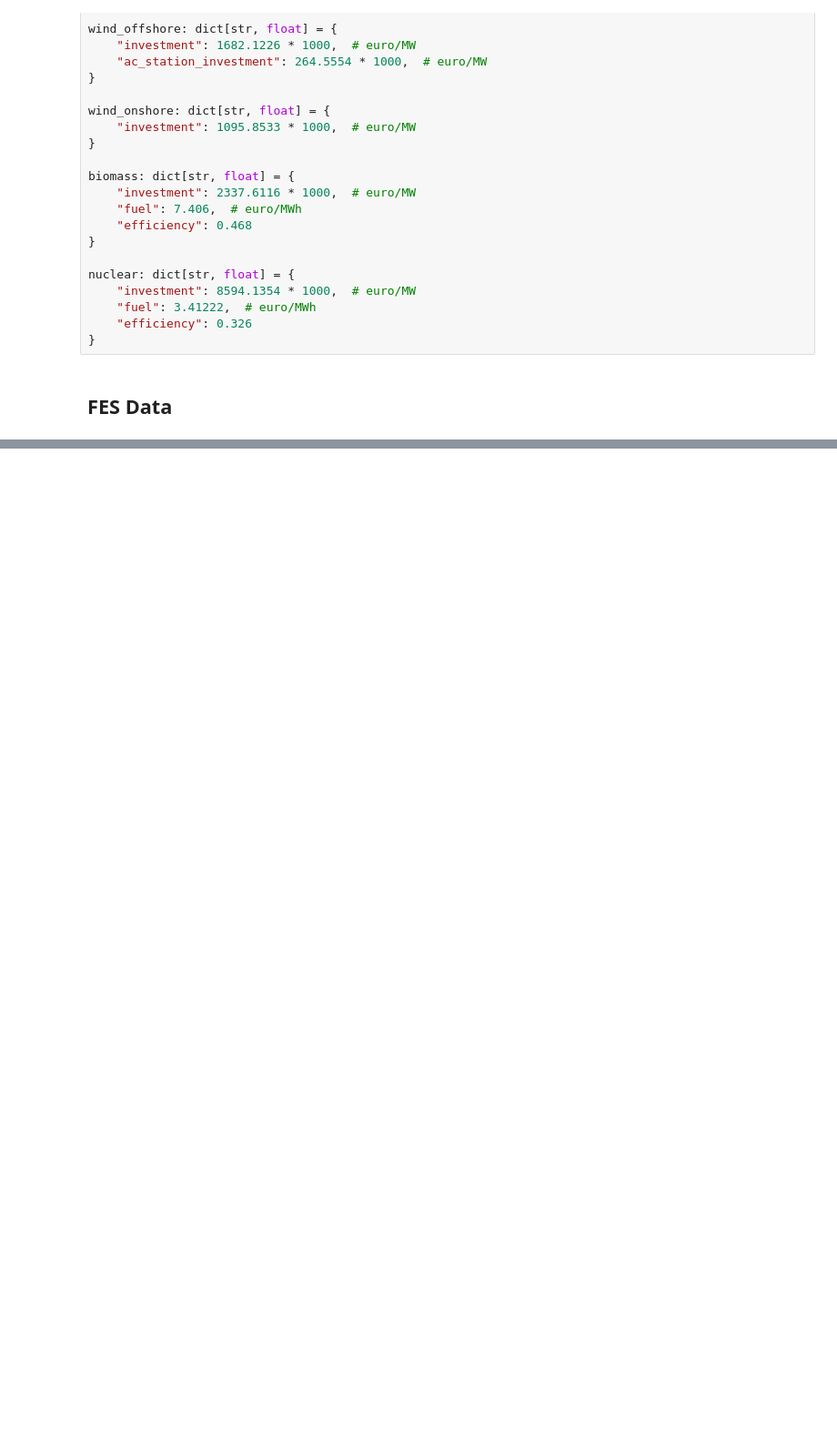
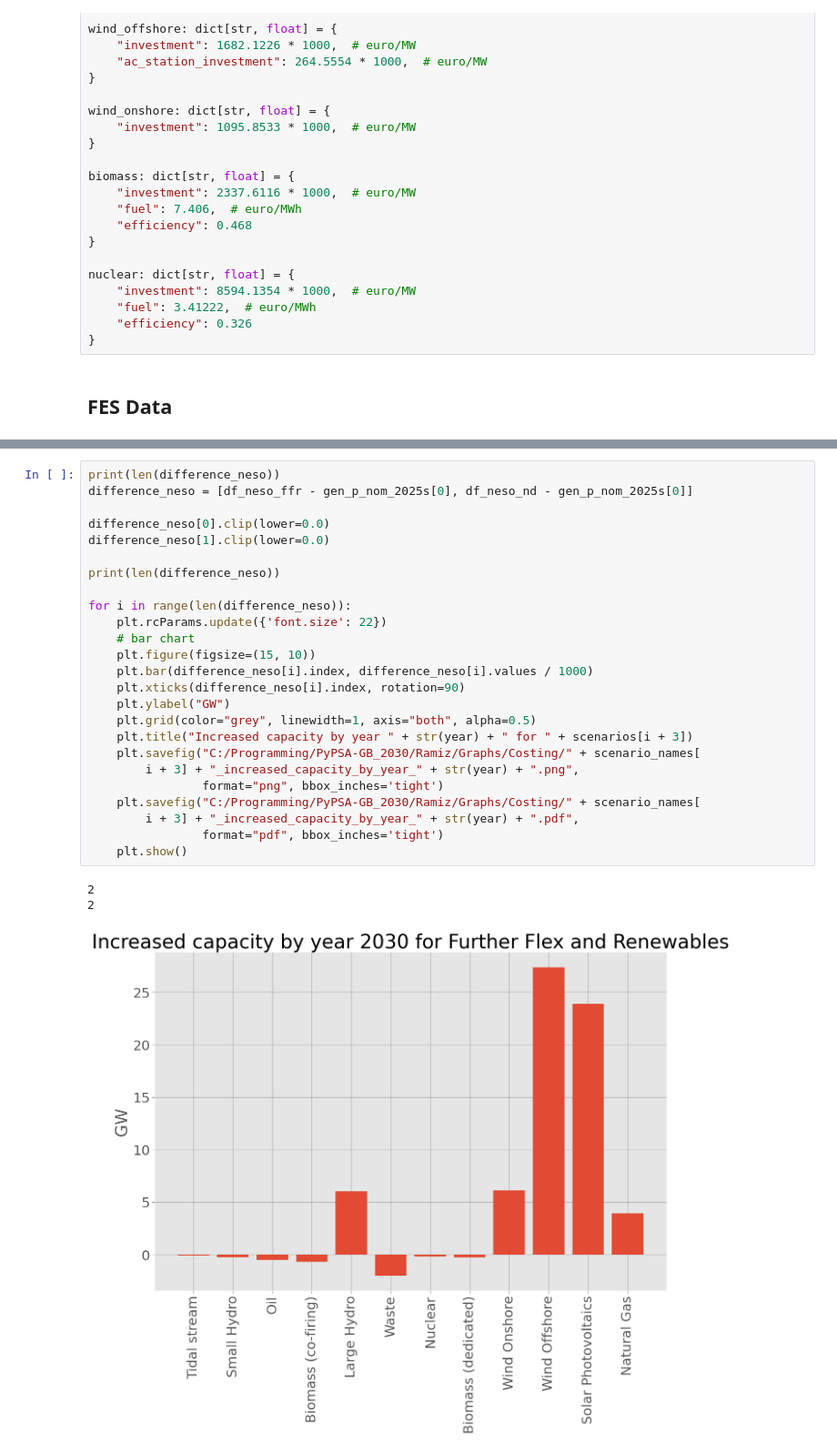
Before and after one commit to R4miZ1z/PyPSA-GB_2030, a Jupyter notebook: Ramiz/Costing_Analysis.ipynb, the cells around one changed output, grey strips where cells are left out. Shown at 91% size. Drawn from its saved outputs; the diff is of its cells as text; blank space fills up the shorter version.

```diff
--- a/Ramiz/Costing_Analysis.ipynb
+++ b/Ramiz/Costing_Analysis.ipynb
@@ -147,0 +173,29 @@ plt.show()
+# %%
+print(len(difference_neso))
+difference_neso = [df_neso_ffr - gen_p_nom_2025s[0], df_neso_nd - gen_p_nom_2025s[0]]
+
+difference_neso[0].clip(lower=0.0)
+difference_neso[1].clip(lower=0.0)
+
+print(len(difference_neso))
+
+for i in range(len(difference_neso)):
+    plt.rcParams.update({'font.size': 22})
+    # bar chart
+    plt.figure(figsize=(15, 10))
+    plt.bar(difference_neso[i].index, difference_neso[i].values / 1000)
+    plt.xticks(difference_neso[i].index, rotation=90)
+    plt.ylabel("GW")
+    plt.grid(color="grey", linewidth=1, axis="both", alpha=0.5)
+    plt.title("Increased capacity by year " + str(year) + " for " + scenarios[i + 3])
+    plt.savefig("C:/Programming/PyPSA-GB_2030/Ramiz/Graphs/Costing/" + scenario_names[
+        i + 3] + "_increased_capacity_by_year_" + str(year) + ".png",
+                format="png", bbox_inches='tight')
+    plt.savefig("C:/Programming/PyPSA-GB_2030/Ramiz/Graphs/Costing/" + scenario_names[
+        i + 3] + "_increased_capacity_by_year_" + str(year) + ".pdf",
+                format="pdf", bbox_inches='tight')
+    plt.show()
+# %% [output]
+2
+2
+[figure, added]
```
Also changed, not shown: parts of 12 cells of this notebook.
